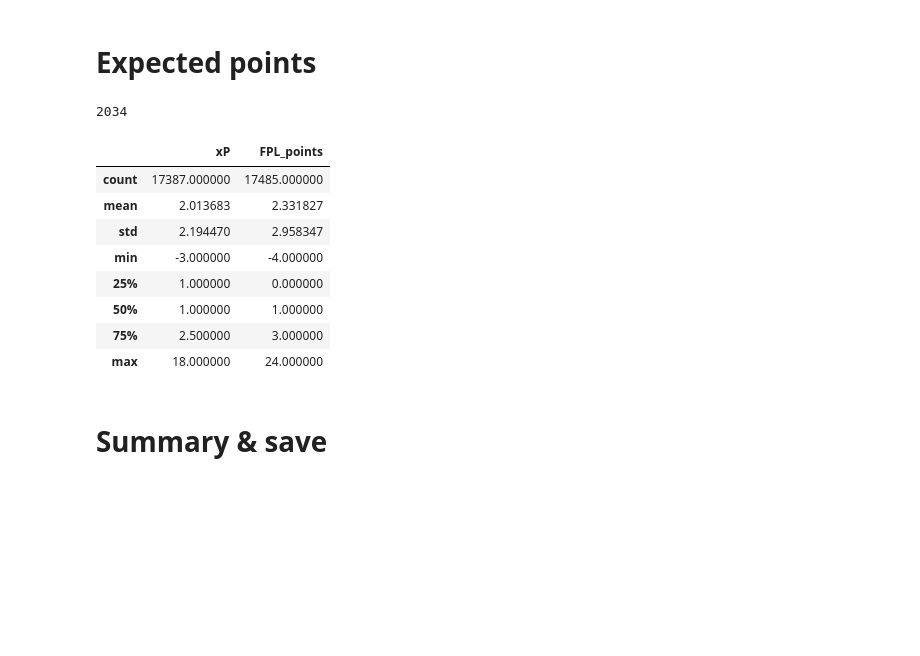
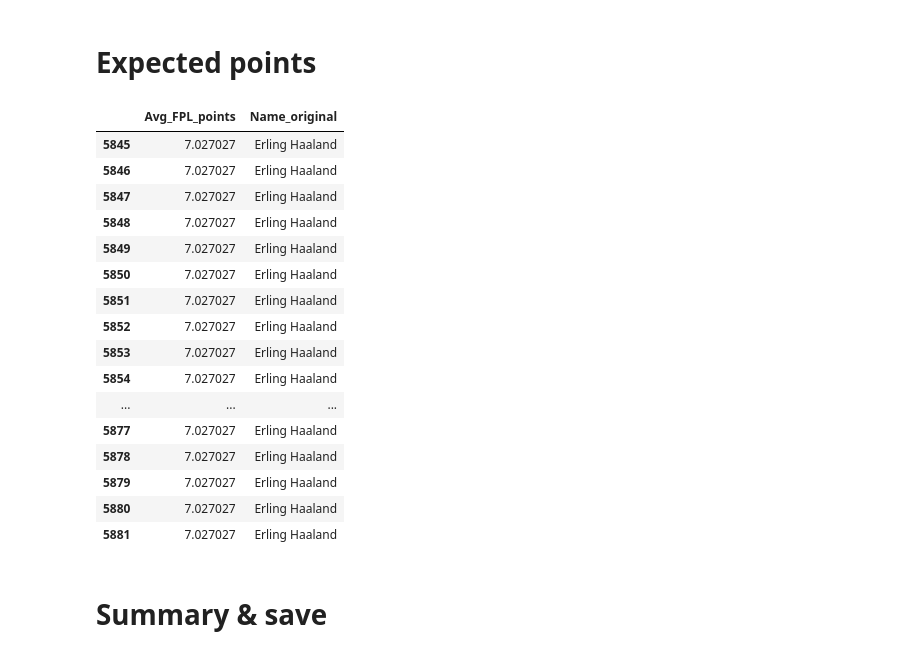
Before and after one commit to Fran3x/FPL_Model, a Jupyter notebook: notebooks/collecting_data/dataset_cleaning.ipynb, the cells around one changed output. Drawn from its saved outputs; the diff is of its cells as text; code cells hidden in the pictures; blank space fills up the shorter version.

```diff
--- a/notebooks/collecting_data/dataset_cleaning.ipynb
+++ b/notebooks/collecting_data/dataset_cleaning.ipynb
@@ -242,24 +242,28 @@ df.loc[df["FPL_pos"] == "MID", "xP"] = (df["Min"] > 0) + (df["Min"] >= 60) + df[
 df.loc[df["FPL_pos"] == "DEF", "xP"] = (df["Min"] > 0) + (df["Min"] >= 60) + df["xG"] * 6 + df["xA"] * 3 + df["Player_CS"] * 4 + df['Bonus']
 # %%
 df.loc[df["FPL_pos"] == "GK", "xP"] = df["FPL_points"]
-# %%
-df["xP"].isna().sum()
-# %% [output]
-2034
-# %%
-df[["xP", "FPL_points"]].describe()
-# %% [output]
-|  | xP | FPL_points |
-| count | 17387.000000 | 17485.000000 |
-| mean | 2.013683 | 2.331827 |
-| std | 2.194470 | 2.958347 |
-| min | -3.000000 | -4.000000 |
-| 25% | 1.000000 | 0.000000 |
-| 50% | 1.000000 | 1.000000 |
-| 75% | 2.500000 | 3.000000 |
-| max | 18.000000 | 24.000000 |
 # %%
-# df[df["FPL_pos"] == "GK"]
+df['Avg_FPL_points'] = df.groupby('Name_original')['FPL_points'].transform('mean')
+# %%
+df[df["Name_original"] == "Erling Haaland"][['Avg_FPL_points', "Name_original"]]
+# %% [output]
+|  | Avg_FPL_points | Name_original |
+| 5845 | 7.027027 | Erling Haaland |
+| 5846 | 7.027027 | Erling Haaland |
+| 5847 | 7.027027 | Erling Haaland |
+| 5848 | 7.027027 | Erling Haaland |
+| 5849 | 7.027027 | Erling Haaland |
+| 5850 | 7.027027 | Erling Haaland |
+| 5851 | 7.027027 | Erling Haaland |
+| 5852 | 7.027027 | Erling Haaland |
+| 5853 | 7.027027 | Erling Haaland |
+| 5854 | 7.027027 | Erling Haaland |
+| ... | ... | ... |
+| 5877 | 7.027027 | Erling Haaland |
+| 5878 | 7.027027 | Erling Haaland |
+| 5879 | 7.027027 | Erling Haaland |
+| 5880 | 7.027027 | Erling Haaland |
+| 5881 | 7.027027 | Erling Haaland |
 # %% [markdown]
 # Summary & save
 # %% [markdown]
```
Also changed, not shown: parts of 1 cell of this notebook, 12 other files.
